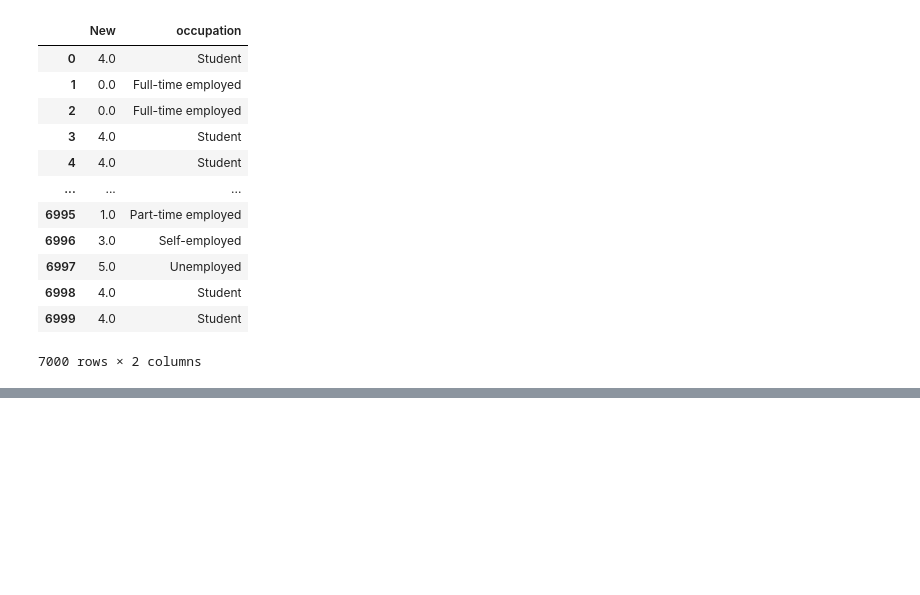
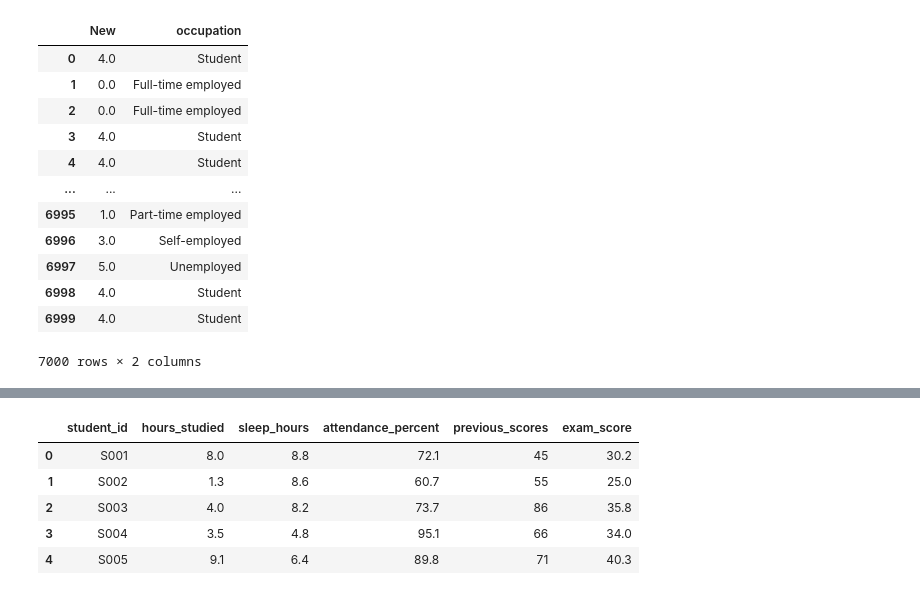
Before and after one commit to Aradhyagodambe/Python-Colab-Files, a Jupyter notebook: ML_Fundamnetals.ipynb, the cells around one changed output, grey strips where cells are left out. Cells and saved outputs as stored; diff of their text form; code cells hidden in the pictures; blank space fills up the shorter version.

```diff
--- a/ML_Fundamnetals.ipynb
+++ b/ML_Fundamnetals.ipynb
@@ -132,0 +163,10 @@ SM[['New','occupation']]
+# %%
+Stu = pd.read_csv(f"{path}/student_exam_scores.csv")
+Stu.head()
+# %% [output]
+|  | student_id | hours_studied | sleep_hours | attendance_percent | previous_scores | exam_score |
+| 0 | S001 | 8.0 | 8.8 | 72.1 | 45 | 30.2 |
+| 1 | S002 | 1.3 | 8.6 | 60.7 | 55 | 25.0 |
+| 2 | S003 | 4.0 | 8.2 | 73.7 | 86 | 35.8 |
+| 3 | S004 | 3.5 | 4.8 | 95.1 | 66 | 34.0 |
+| 4 | S005 | 9.1 | 6.4 | 89.8 | 71 | 40.3 |
```
Also changed, not shown: parts of 16 cells of this notebook.
